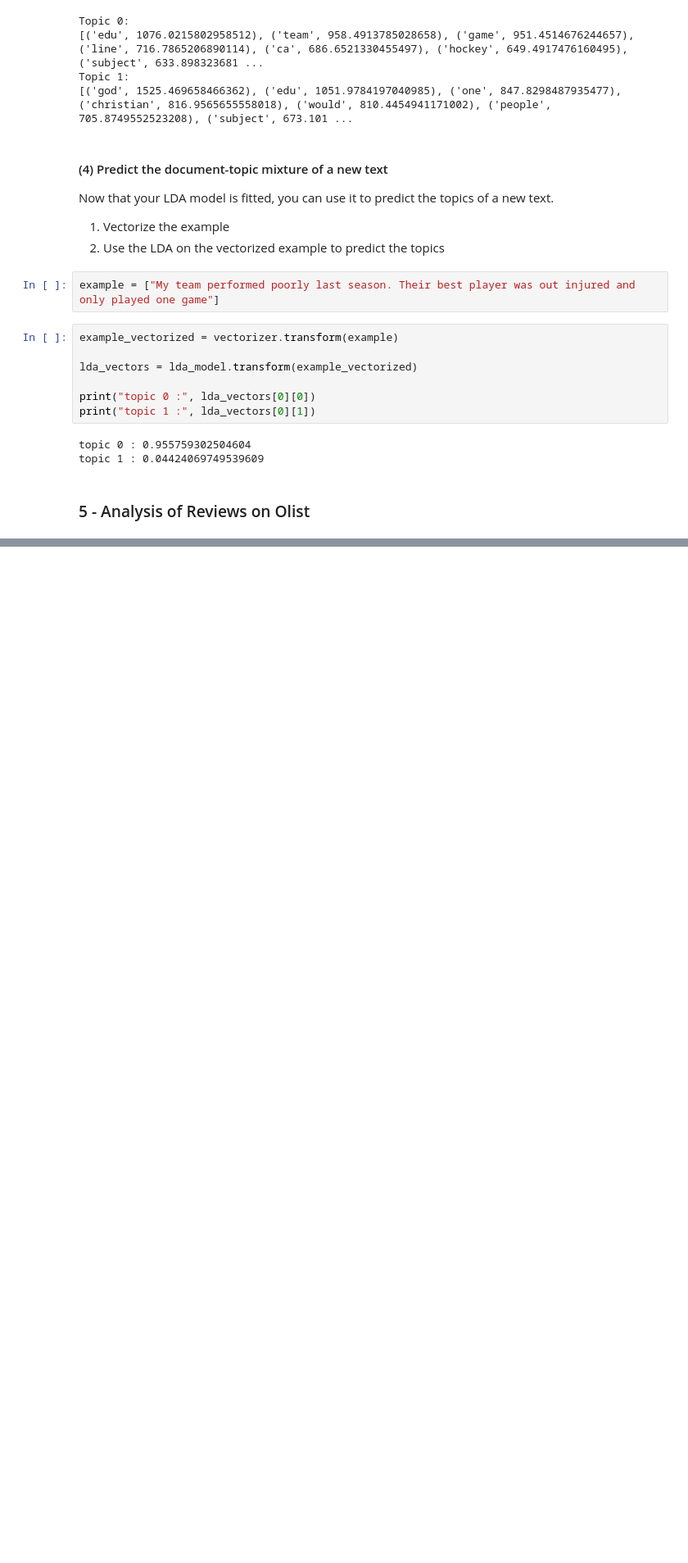
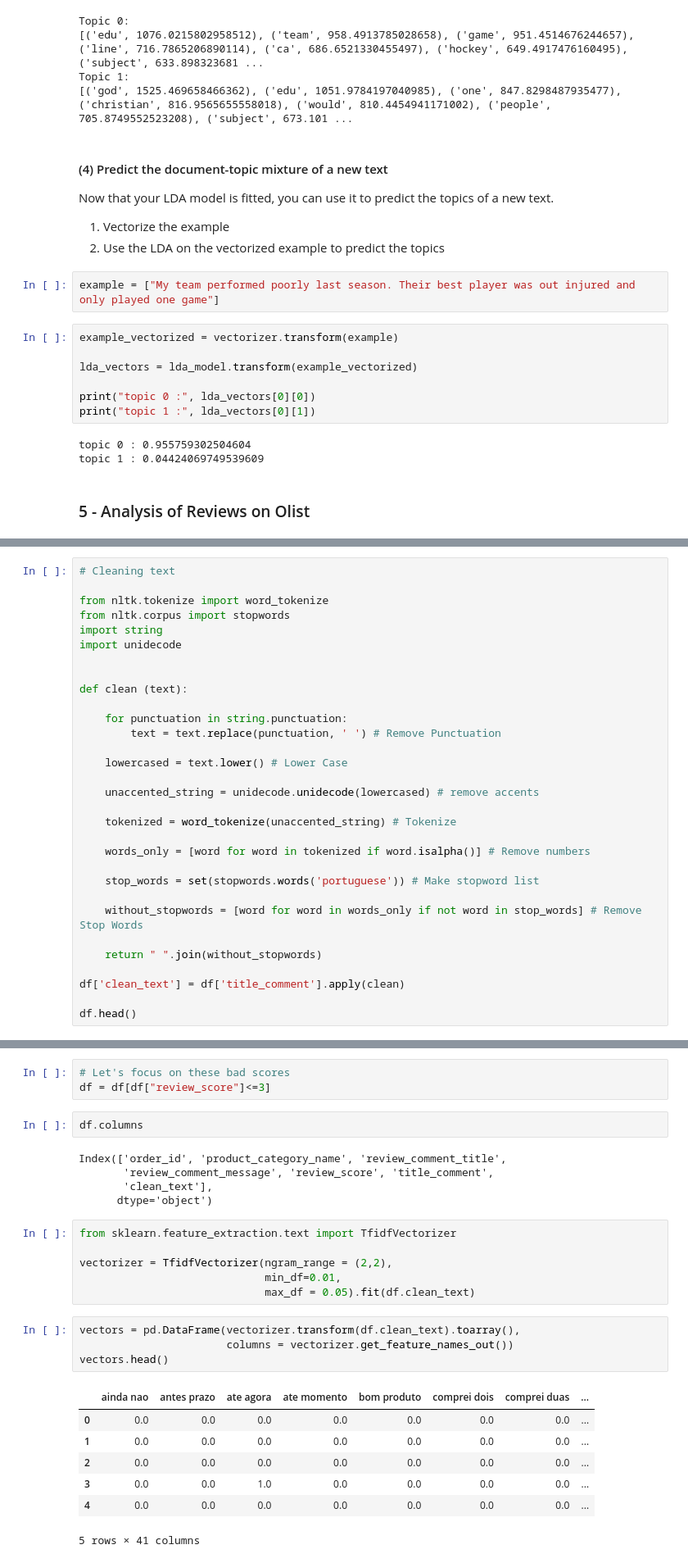
Before and after one commit to jalwalb2765/python_resources, a Jupyter notebook: 10_nlp.ipynb, the cells around one changed output, grey strips where cells are left out. Shown at 82% size. Cells and saved outputs as stored; diff of their text form; blank space fills up the shorter version.

```diff
--- a/10_nlp.ipynb
+++ b/10_nlp.ipynb
@@ -1793,0 +1846,31 @@ topic 1 : 0.04424069749539609
+# %%
+# Cleaning text
+
+from nltk.tokenize import word_tokenize
+from nltk.corpus import stopwords
+import string
+import unidecode
+
+
+def clean (text):
+
+    for punctuation in string.punctuation:
+        text = text.replace(punctuation, ' ') # Remove Punctuation
+
+    lowercased = text.lower() # Lower Case
+
+    unaccented_string = unidecode.unidecode(lowercased) # remove accents
+
+    tokenized = word_tokenize(unaccented_string) # Tokenize
+
+    words_only = [word for word in tokenized if word.isalpha()] # Remove numbers
+
+    stop_words = set(stopwords.words('portuguese')) # Make stopword list
+
+    without_stopwords = [word for word in words_only if not word in stop_words] # Remove Stop Words
+
+    return " ".join(without_stopwords)
+
+df['clean_text'] = df['title_comment'].apply(clean)
+
+df.head()
@@ -1793,0 +1895,28 @@ topic 1 : 0.04424069749539609
+# %%
+# Let's focus on these bad scores
+df = df[df["review_score"]<=3]
+# %%
+df.columns
+# %% [output]
+Index(['order_id', 'product_category_name', 'review_comment_title',
+       'review_comment_message', 'review_score', 'title_comment',
+       'clean_text'],
+      dtype='object')
+# %%
+from sklearn.feature_extraction.text import TfidfVectorizer
+
+vectorizer = TfidfVectorizer(ngram_range = (2,2),
+                             min_df=0.01,
+                             max_df = 0.05).fit(df.clean_text)
+# %%
+vectors = pd.DataFrame(vectorizer.transform(df.clean_text).toarray(),
+                       columns = vectorizer.get_feature_names_out())
+vectors.head()
+# %% [output]
+|  | ainda nao | antes prazo | ate agora | ate momento | bom produto | comprei dois | comprei duas | ... |
+| 0 | 0.0 | 0.0 | 0.0 | 0.0 | 0.0 | 0.0 | 0.0 | ... |
+| 1 | 0.0 | 0.0 | 0.0 | 0.0 | 0.0 | 0.0 | 0.0 | ... |
+| 2 | 0.0 | 0.0 | 0.0 | 0.0 | 0.0 | 0.0 | 0.0 | ... |
+| 3 | 0.0 | 0.0 | 1.0 | 0.0 | 0.0 | 0.0 | 0.0 | ... |
+| 4 | 0.0 | 0.0 | 0.0 | 0.0 | 0.0 | 0.0 | 0.0 | ... |
+5 rows × 41 columns
```
Also changed, not shown: parts of 11 cells of this notebook.
